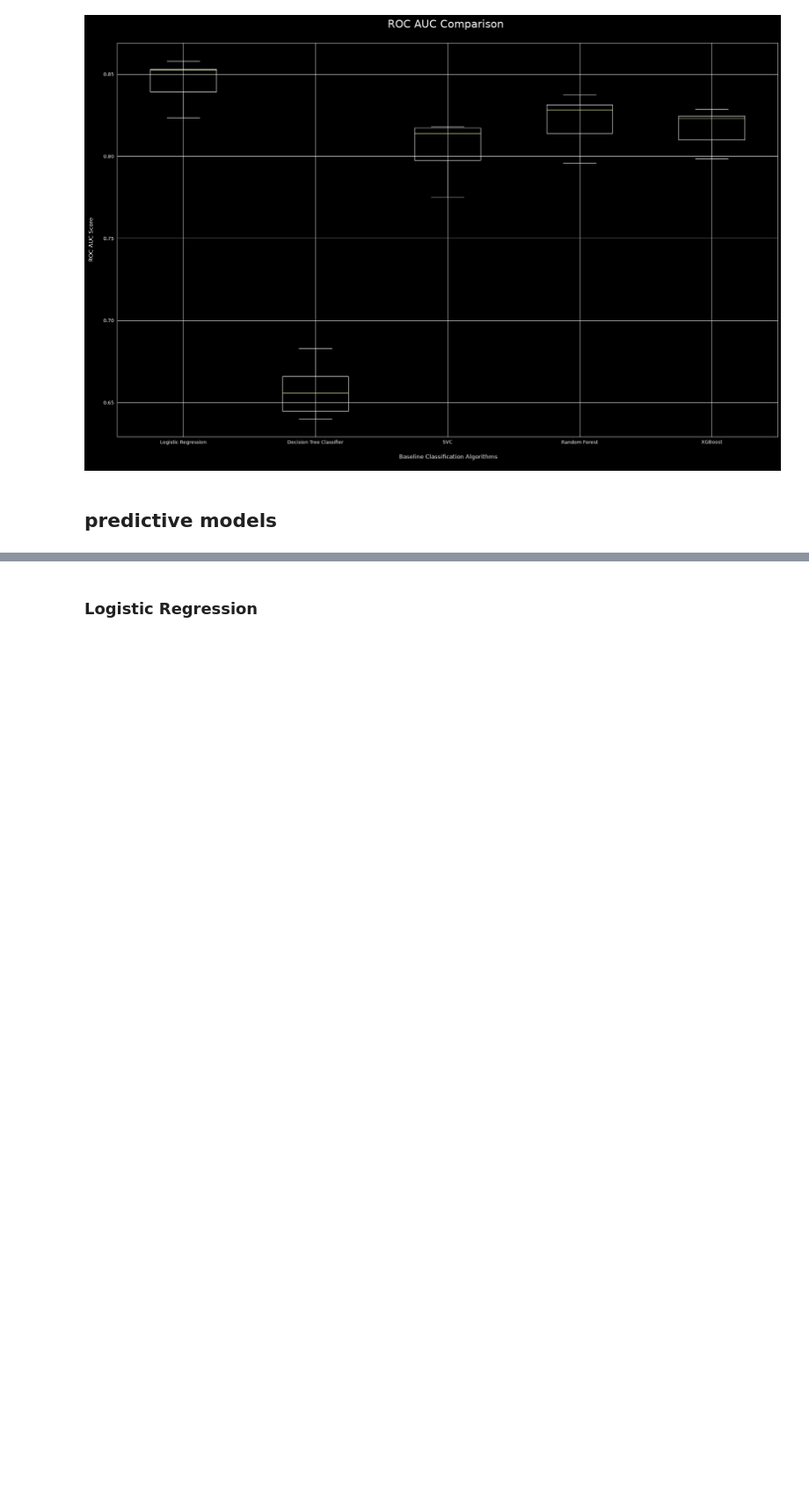
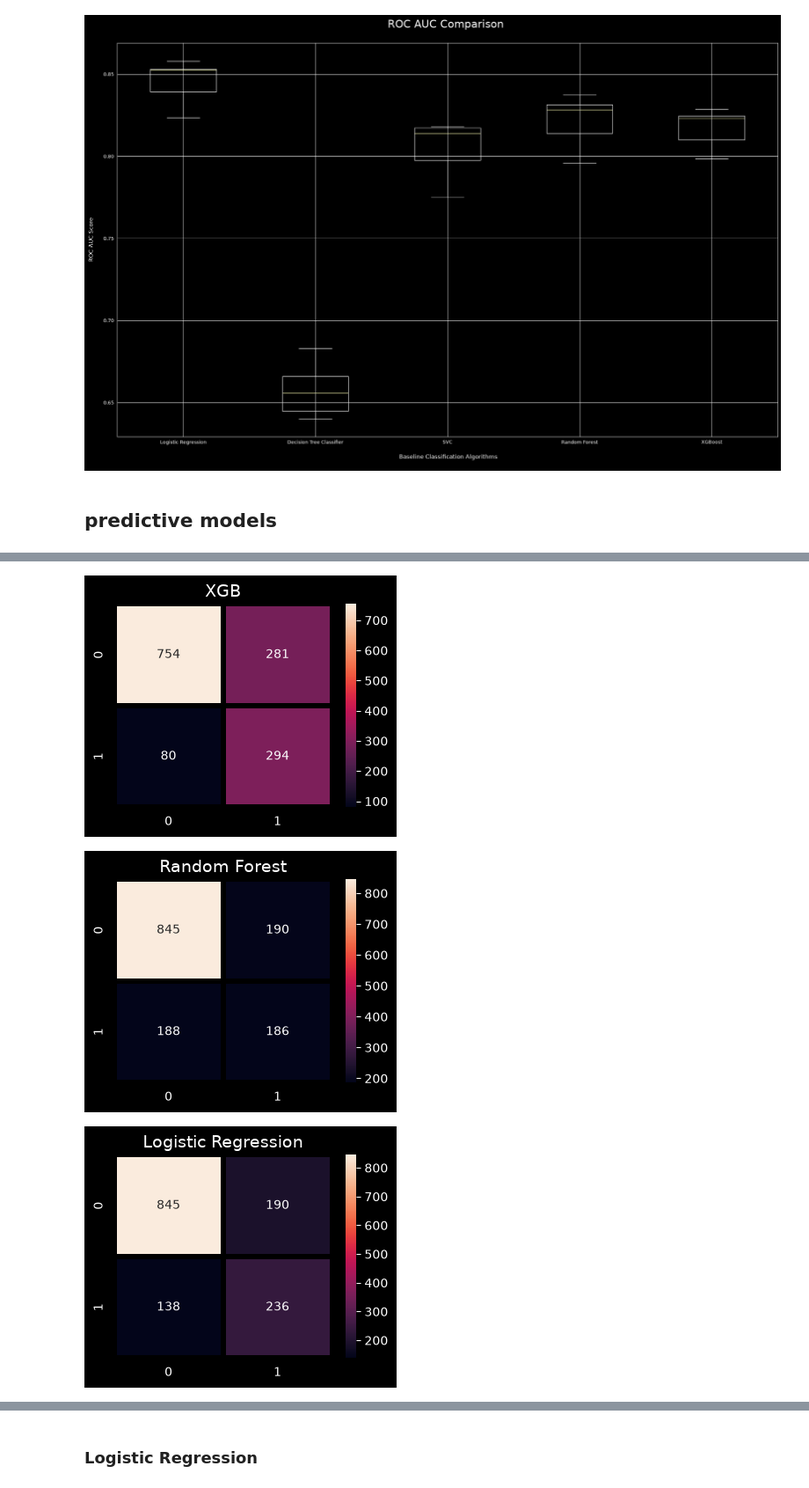
Before and after one commit to rzadrzi/customer_churn_analysis, a Jupyter notebook: customer_churn_analysis.ipynb, the cells around one changed output, grey strips where cells are left out. Shown at 88% size. Cells and saved outputs as stored; diff of their text form; code cells hidden in the pictures; blank space fills up the shorter version.

Commit message:
feat: Add Confusion Matrix

```diff
--- a/customer_churn_analysis.ipynb
+++ b/customer_churn_analysis.ipynb
@@ -577,6 +577,29 @@ def model_evaluation(y_test, y_pred, model_name):
     return results
 # %%
 # Train models
-# lr = LogisticRegression(class_weight='balanced', random_state=64)
-# lr.fit(X_train, y_train)
-# lr_predict = lr.predict(X_test)
+
+lr = LogisticRegression(class_weight='balanced', random_state=64)
+lr.fit(X_train, y_train)
+lr_predict = lr.predict(X_test)
+
+dtc = DecisionTreeClassifier(random_state=42, class_weight='balanced')
+dtc.fit(X_train, y_train)
+dtc_predict = dtc.predict(X_test)
+
+rfc = RandomForestClassifier(random_state=42, class_weight='balanced')
+rfc.fit(X_train, y_train)
+rfc_predict = rfc.predict(X_test)
+
+svc = SVC(random_state=42, class_weight='balanced')
+svc.fit(X_train, y_train)
+svc_predict = svc.predict(X_test)
+
+xgboost = XGBClassifier(random_state=42, class_weight='balanced')
+xgboost.fit(X_train, y_train)
+xgboost_predict = xgboost.predict(X_test)
+# %%
+lr_eval = model_evaluation(y_test, lr_predict, "Logistic Regression")
+dtc_eval = model_evaluation(y_test, dtc_predict, "Decision Tree")
+rfc_eval = model_evaluation(y_test, rfc_predict, "Random Forest")
+svc_eval = model_evaluation(y_test, svc_predict, "SVC")
+xgboost_eval = model_evaluation(y_test, xgboost_predict, "XGB")
@@ -582,0 +611,4 @@ def model_evaluation(y_test, y_pred, model_name):
+# %%
+eval_ = pd.concat([lr_eval,dtc_eval,rfc_eval,svc_eval,xgboost_eval]).sort_values(["Precision",
+"Recall", "F2 Score"], ascending = False).reset_index().drop(columns = "index")
+eval_
@@ -582,0 +622,14 @@ def model_evaluation(y_test, y_pred, model_name):
+# %%
+predictions = [lr_predict, dtc_predict , rfc_predict, svc_predict, xgboost_predict]
+
+for i, j in zip(predictions, eval_["Model"].values):
+    plt.figure(figsize=(4,3))
+    sns.heatmap(confusion_matrix(y_test, i),
+                annot=True,fmt = "d",linecolor="k",linewidths=3)
+
+    plt.title(j,fontsize=14)
+    plt.show()
+# %% [output]
+[figure, added]
+[figure, added]
+[figure, added]
```
Also changed, not shown: parts of 3 cells of this notebook.
